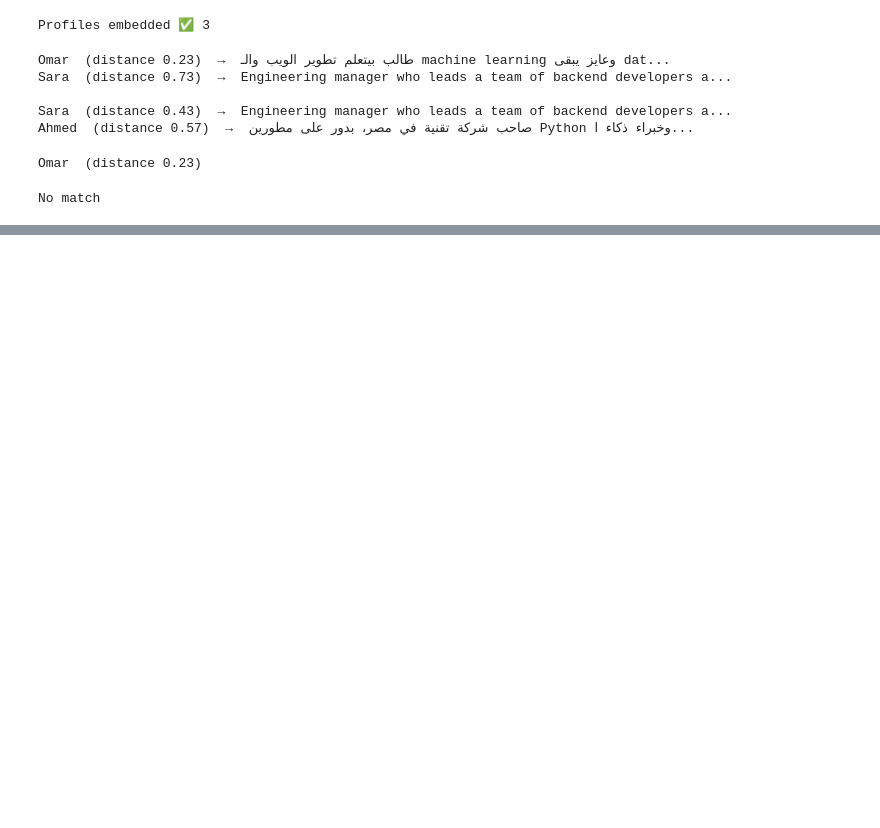
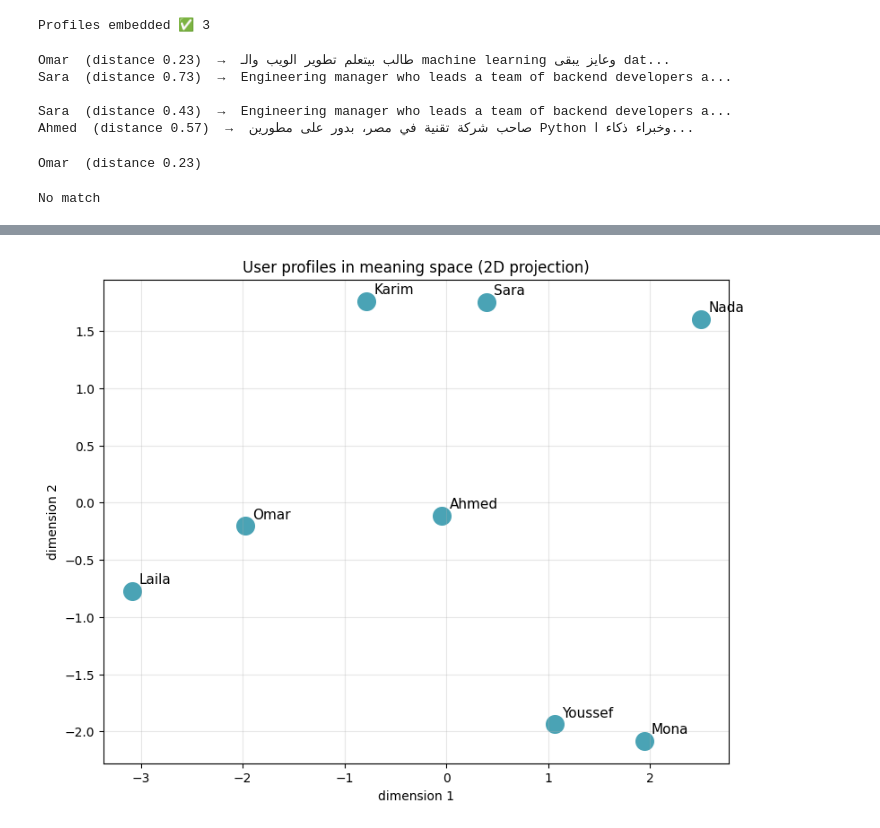
Before and after one commit to msedawy045-hub/ifikra-task, a Jupyter notebook: user-domain/ifikra_user_domain.ipynb, the cells around one changed output, grey strips where cells are left out. Saved outputs shown, nothing was run; the diff lists cells and outputs as text; code cells hidden in the pictures; blank space fills up the shorter version.

```diff
--- a/user-domain/ifikra_user_domain.ipynb
+++ b/user-domain/ifikra_user_domain.ipynb
@@ -220,0 +257,28 @@ No match
+# %%
+from sklearn.decomposition import PCA
+
+viz_users = {
+    "Ahmed": "صاحب شركة تقنية في مصر، بدور على مطورين Python وخبراء ذكاء اصطناعي لمشاريع الشركة",
+    "Sara": "Engineering manager who leads a team of backend developers and cares about cloud infrastructure and security",
+    "Omar": "طالب بيتعلم تطوير الويب والـ machine learning وعايز يبقى data scientist",
+    "Mona": "UI/UX designer who builds mobile app interfaces and design systems",
+    "Youssef": "مصمم واجهات مستخدم بيشتغل على تطبيقات الموبايل",
+    "Laila": "Data analyst learning Python, SQL and machine learning",
+    "Karim": "مهندس DevOps بيشتغل على Docker و Kubernetes والـ cloud",
+    "Nada": "Business owner looking for freelance developers for her startup",
+}
+
+names = list(viz_users)
+emb = model.encode(list(viz_users.values()))
+xy = PCA(n_components=2).fit_transform(emb)
+
+plt.figure(figsize=(9, 7))
+plt.scatter(xy[:, 0], xy[:, 1], s=200, c="#4aa3b5")
+for (x, y), n in zip(xy, names):
+    plt.annotate(n, (x, y), xytext=(6, 6), textcoords="offset points", fontsize=11)
+plt.title("User profiles in meaning space (2D projection)")
+plt.xlabel("dimension 1"); plt.ylabel("dimension 2")
+plt.grid(alpha=0.3)
+plt.show()
+# %% [output]
+[figure, added]
```
Also changed, not shown: parts of 2 cells of this notebook.
